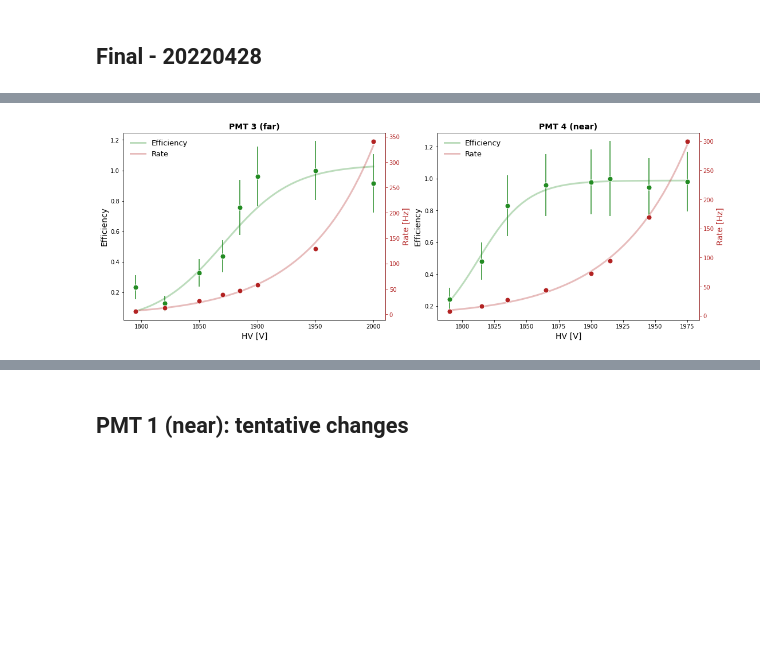
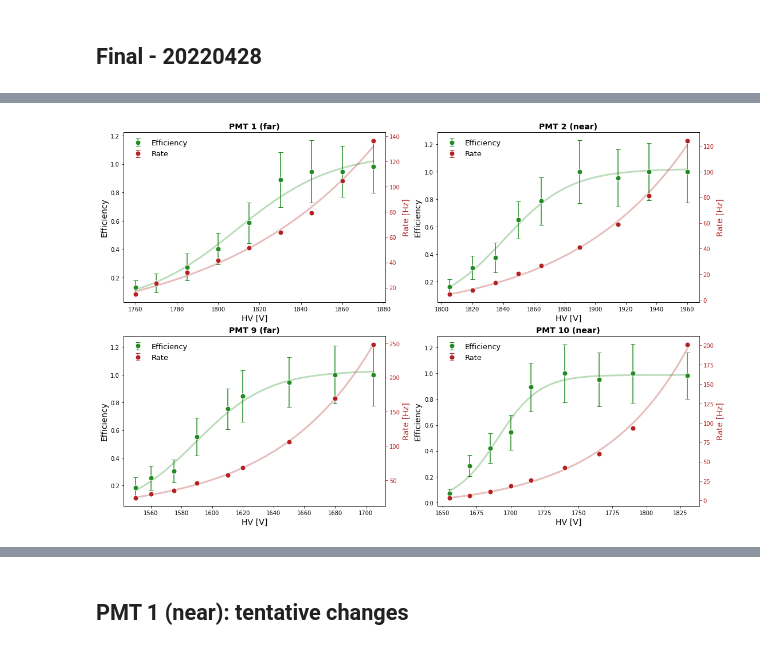
Before and after one commit to trRiccardo/MuonLifetime, a Jupyter notebook: data_PMT/analysis.ipynb, the cells around one changed output, grey strips where cells are left out. Cells and saved outputs as stored; diff of their text form; code cells hidden in the pictures; blank space fills up the shorter version.

Commit message:
updated with more data

```diff
--- a/data_PMT/analysis.ipynb
+++ b/data_PMT/analysis.ipynb
@@ -48,9 +48,9 @@ def plot_efficiency(ax, filename, title, save=True):
 
     # efficiency
     domain = np.linspace(min(x), max(x), 50)
-    ax.plot(domain, efficiency(domain, *pms_eff), color='forestgreen', label='Efficiency', ls='-', alpha=0.3, lw=3)
+    ax.plot(domain, efficiency(domain, *pms_eff), color='forestgreen', ls='-', alpha=0.3, lw=3)
     ax.errorbar(x, eff, yerr=s_eff, marker='o', mec='white', markersize=9,
-                color='forestgreen', linestyle='none')
+                color='forestgreen', linestyle='none', label='Efficiency', capsize=4)
 
     # # pay attention to the case eff > 1
     # for r, e, se in zip(x, eff, s_eff):
@@ -63,9 +63,9 @@ def plot_efficiency(ax, filename, title, save=True):
 
     # rate
     ax2 = ax.twinx()
-    ax2.plot(domain, rate_function(domain, *pms_rate), color='firebrick', label='Rate', ls='-', alpha=0.3, lw=3)
+    ax2.plot(domain, rate_function(domain, *pms_rate), color='firebrick', ls='-', alpha=0.3, lw=3)
     ax2.errorbar(x, rate, yerr=s_rate, marker='o', mec='white', markersize=9,
-                color='firebrick', linestyle='none')
+                color='firebrick', linestyle='none', label='Rate', capsize=4)
 
     # labels
     ax.set_title(title, fontsize=14, fontweight='bold')
@@ -168,14 +182,17 @@ fig.savefig("plots/plot_both_20220428.png")
 # %%
 # data
-titles = ["PMT 3 (far)", "PMT 4 (near)"]
-files = ["data_PMT3_far.dat", "data_PMT4_near.dat"]
+titles = ["PMT 1 (far)", "PMT 2 (near)", "PMT 9 (far)", "PMT 10 (near)"]
+files = ["data_PMT1_far.dat", "data_PMT2_near.dat", "data_PMT9_far.dat", "data_PMT10_near.dat"]
 
 # plot
-fig, ax = plt.subplots(figsize=(18, 6), ncols=2)
-plot_efficiency(ax[0], files[0], titles[0], False)
-plot_efficiency(ax[1], files[1], titles[1], False)
+fig, ax = plt.subplots(figsize=(18, 12), ncols=2, nrows=2)
+
+plot_efficiency(ax[0, 0], files[0], titles[0], False)
+plot_efficiency(ax[0, 1], files[1], titles[1], False)
+plot_efficiency(ax[1, 0], files[2], titles[2], False)
+plot_efficiency(ax[1, 1], files[3], titles[3], False)
 
 # save
-fig.savefig("plots/plot_20220428.png")
+fig.savefig("plots/plot_single_1-2-9-10.pdf")
 # %% [output]
-[figure, old version]
+[figure, new version]
```
Also changed, not shown: parts of 5 cells of this notebook, 12 other files.
